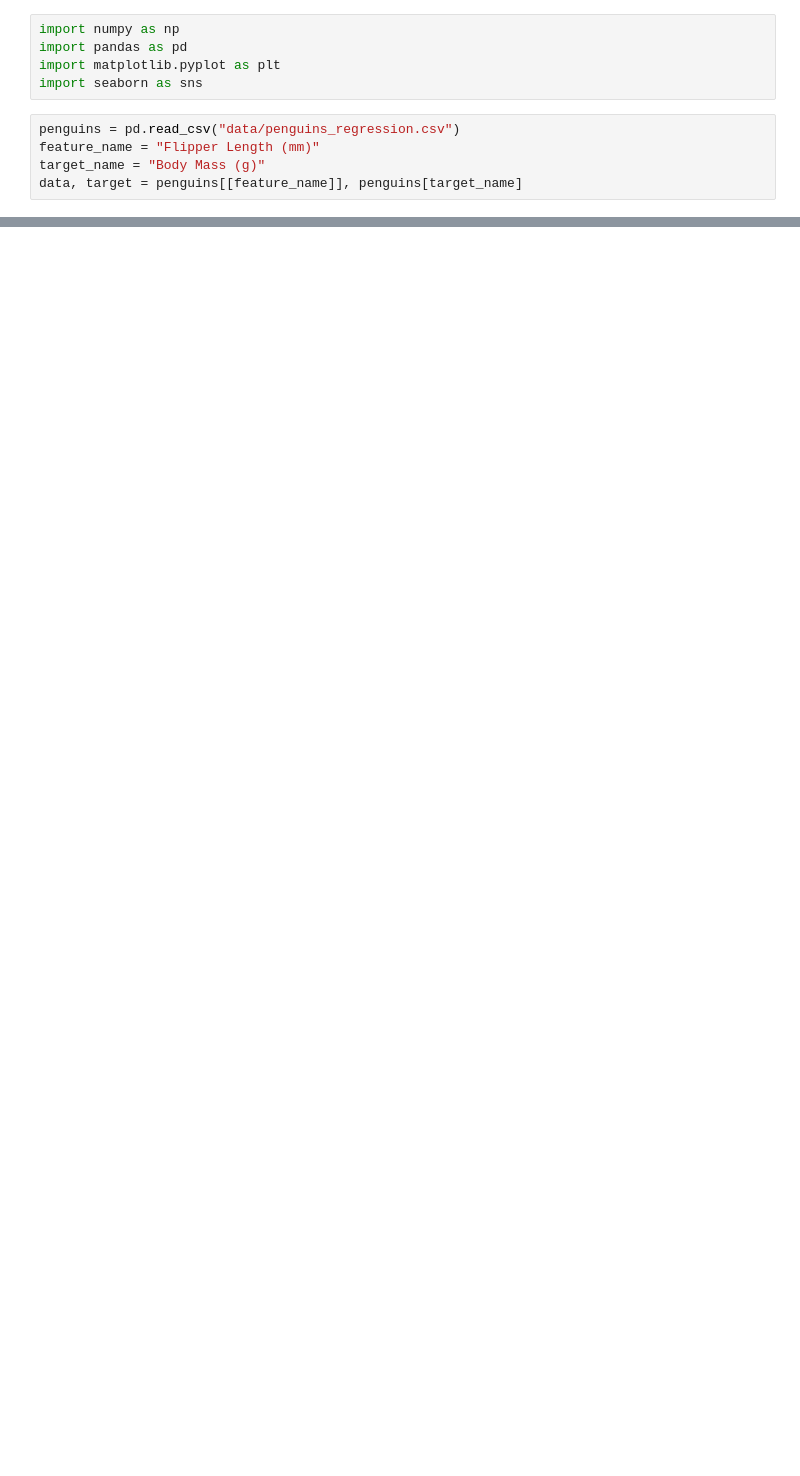
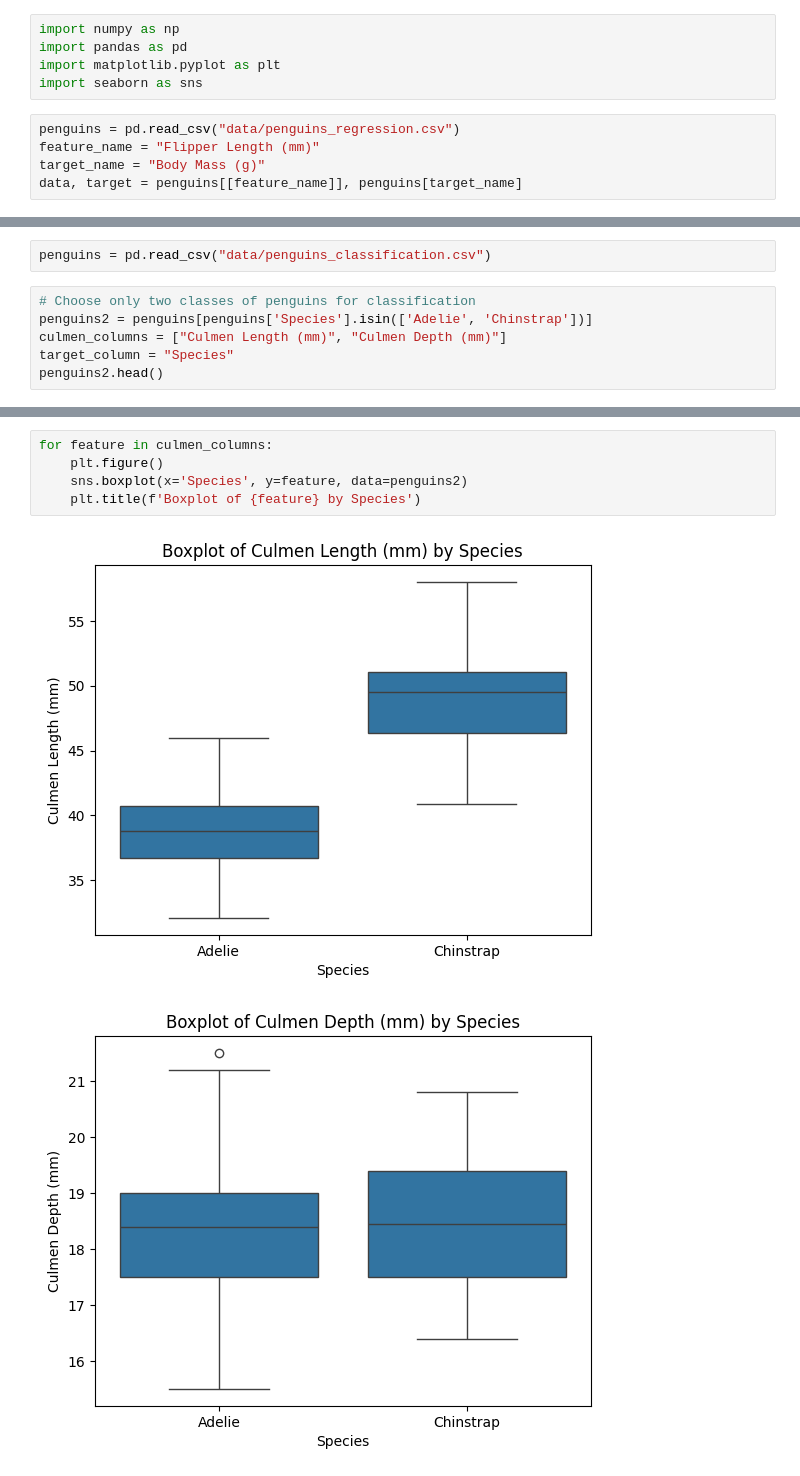
Before and after one commit to tensor-polinomics/Learning, a Jupyter notebook: sklearn/mooc4.ipynb, the cells around one changed output, grey strips where cells are left out. Saved outputs shown, nothing was run; the diff lists cells and outputs as text; blank space fills up the shorter version.

```diff
--- a/sklearn/mooc4.ipynb
+++ b/sklearn/mooc4.ipynb
@@ -37,0 +133,8 @@ _ = ax.set_title(label.format(weight_flipper_length, intercept_body_mass))
+# %%
+penguins = pd.read_csv("data/penguins_classification.csv")
+# %%
+# Choose only two classes of penguins for classification
+penguins2 = penguins[penguins['Species'].isin(['Adelie', 'Chinstrap'])]
+culmen_columns = ["Culmen Length (mm)", "Culmen Depth (mm)"]
+target_column = "Species"
+penguins2.head()
@@ -37,0 +148,8 @@ _ = ax.set_title(label.format(weight_flipper_length, intercept_body_mass))
+# %%
+for feature in culmen_columns:
+    plt.figure()
+    sns.boxplot(x='Species', y=feature, data=penguins2)
+    plt.title(f'Boxplot of {feature} by Species')
+# %% [output]
+[figure, added]
+[figure, added]
```
Also changed, not shown: parts of 46 cells of this notebook.
